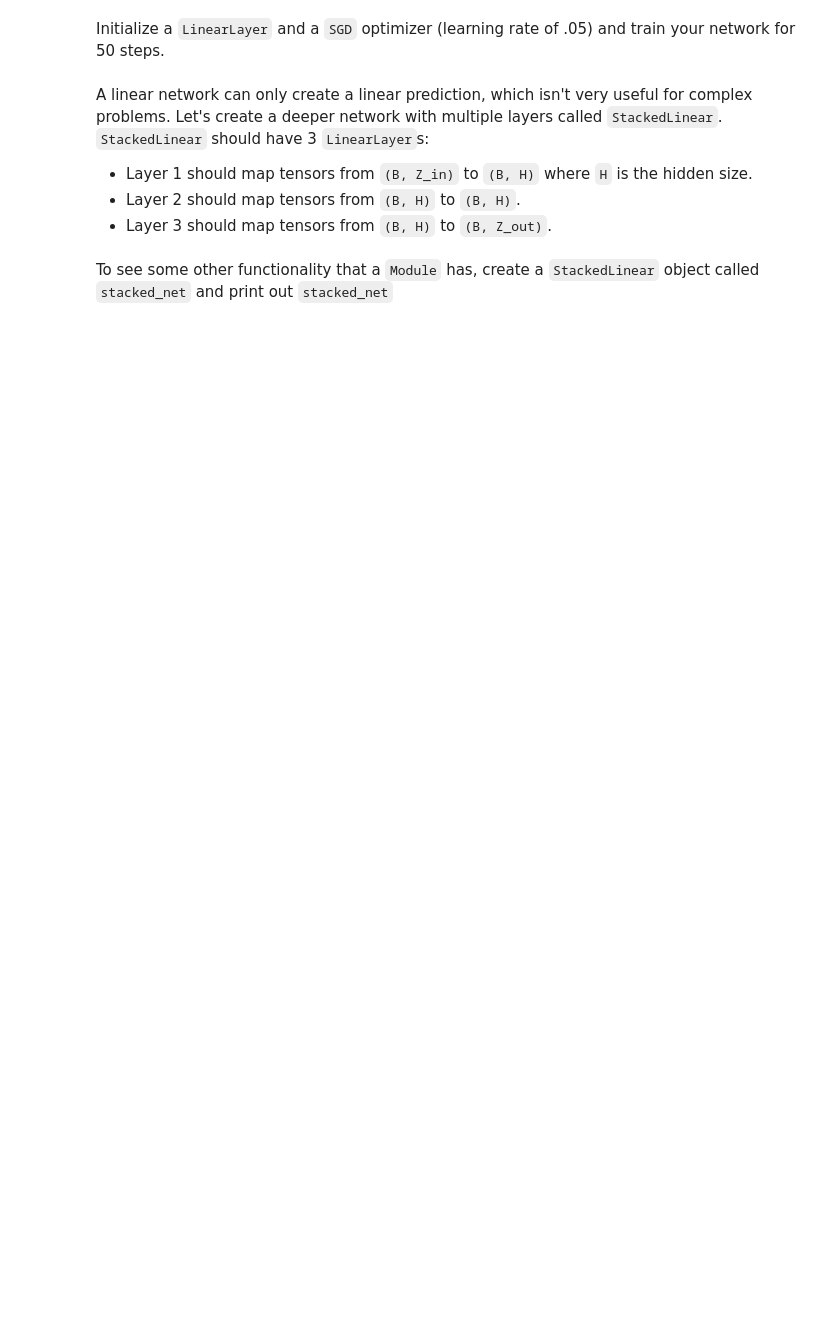
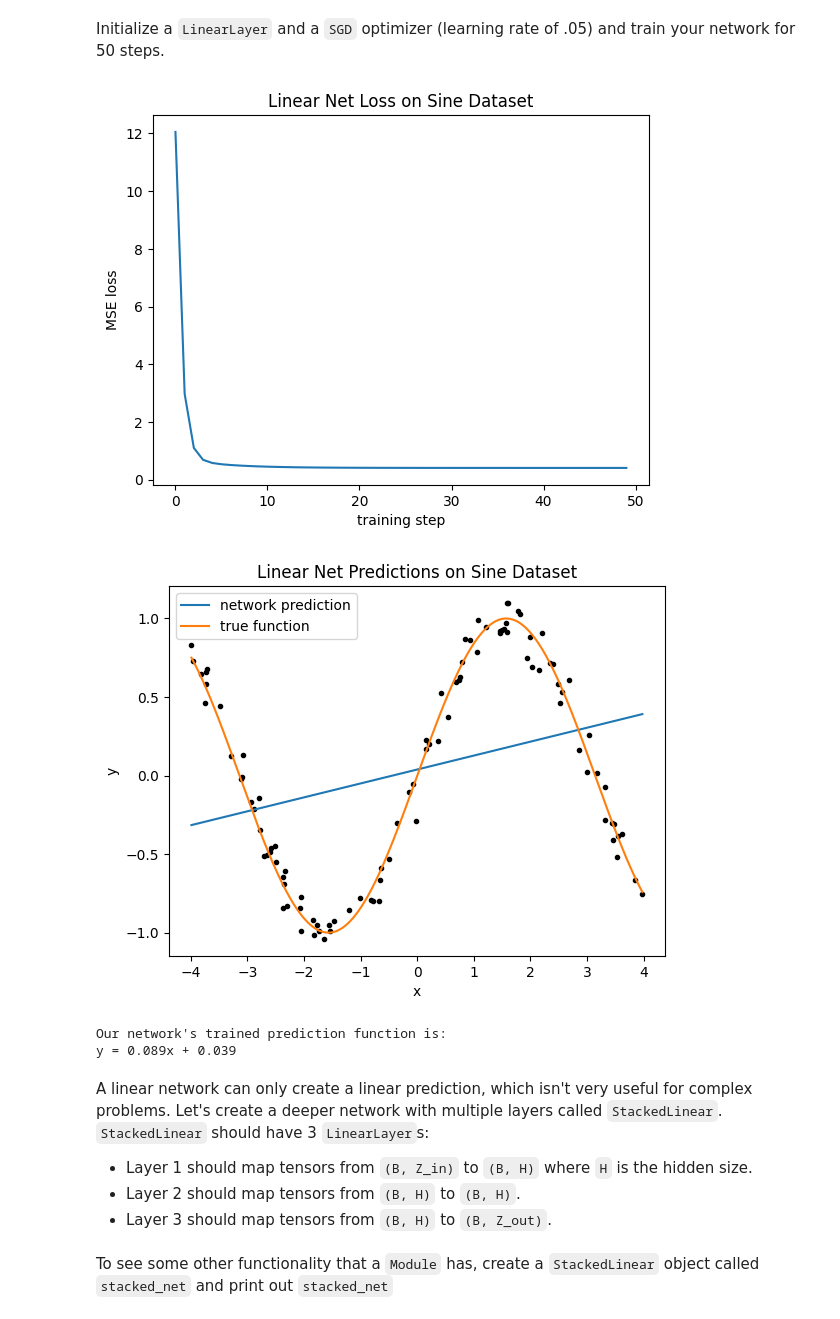
Before and after one commit to connorharv/byu-cs474, a Jupyter notebook: lab2_modules_training.ipynb, the cells around one changed output. Saved outputs shown, nothing was run; the diff lists cells and outputs as text; code cells hidden in the pictures; blank space fills up the shorter version.

```diff
--- a/lab2_modules_training.ipynb
+++ b/lab2_modules_training.ipynb
@@ -453,21 +472,28 @@ plot_data(sine_x, sine_y, title="Sine wave dataset")
 Initialize a `LinearLayer` and a `SGD` optimizer (learning rate of .05) and train your network for 50 steps.
 # %%
 # TODO: Initialize a LinearLayer
-linear_network = None
+linear_network = LinearLayer(1, 1)
 
 # TODO: Initialize an SGD Optimizer with learning rate of .05
+optimizer = SGD(linear_network.parameters(), 0.05)
 
 # TODO: Train linear_network for 50 steps using your train function, store your training losses in `train_losses` for plotting
-train_losses = None
+train_losses = train(linear_network, optimizer, sine_x, sine_y, 50)
 
 # Plot your losses
 plot_loss(train_losses,"Linear Net Loss on Sine Dataset")
 
 # Plot the fit on the dataset
 plot_data(sine_x, sine_y, linear_network, gt_func=torch.sin, title="Linear Net Predictions on Sine Dataset")
+# %% [output]
+[figure, added]
+[figure, added]
 # %%
 print("Our network's trained prediction function is:")
 print("y = {:.3f}x + {:.3f}".format(linear_network.weight.data.item(), linear_network.bias.data.item()))
+# %% [output]
+Our network's trained prediction function is:
+y = 0.089x + 0.039
 # %% [markdown]
 A linear network can only create a linear prediction, which isn't very useful for complex problems. Let's create a deeper network with multiple layers called `StackedLinear`.
 `StackedLinear` should have 3 `LinearLayer`s:
```
Also changed, not shown: parts of 9 cells of this notebook.
